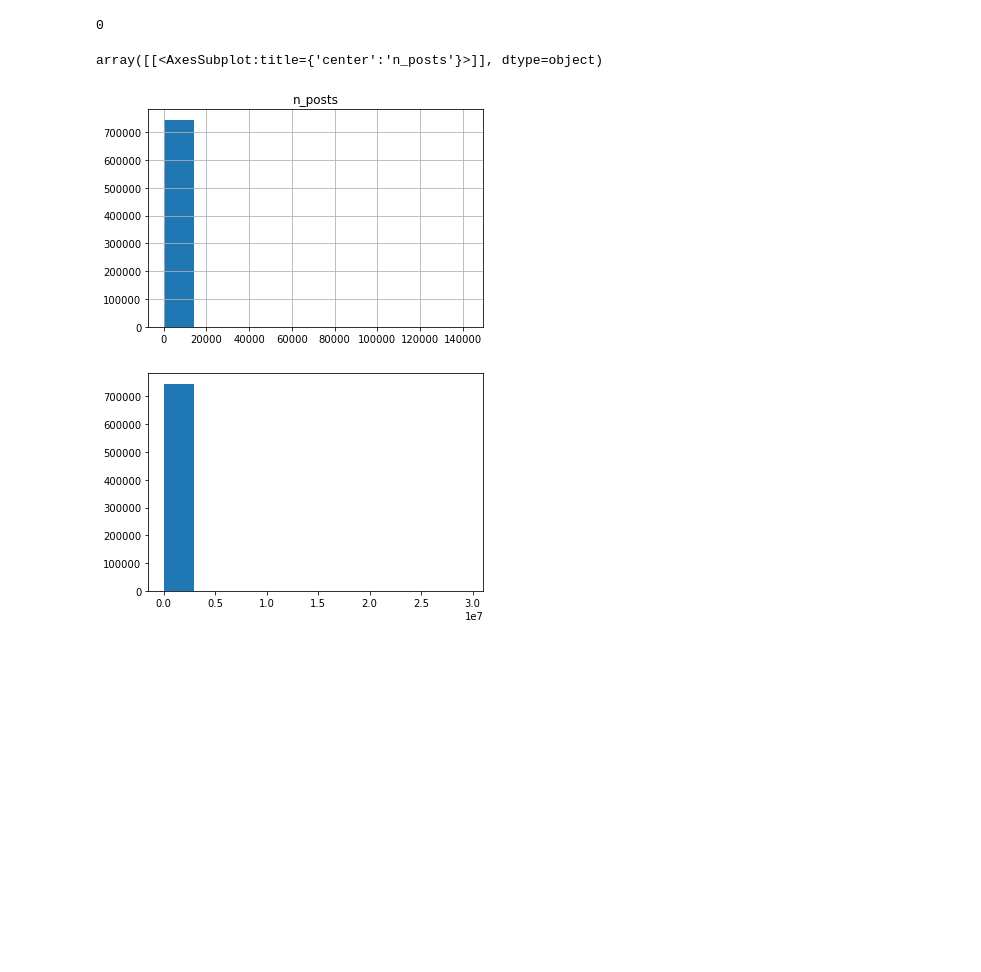
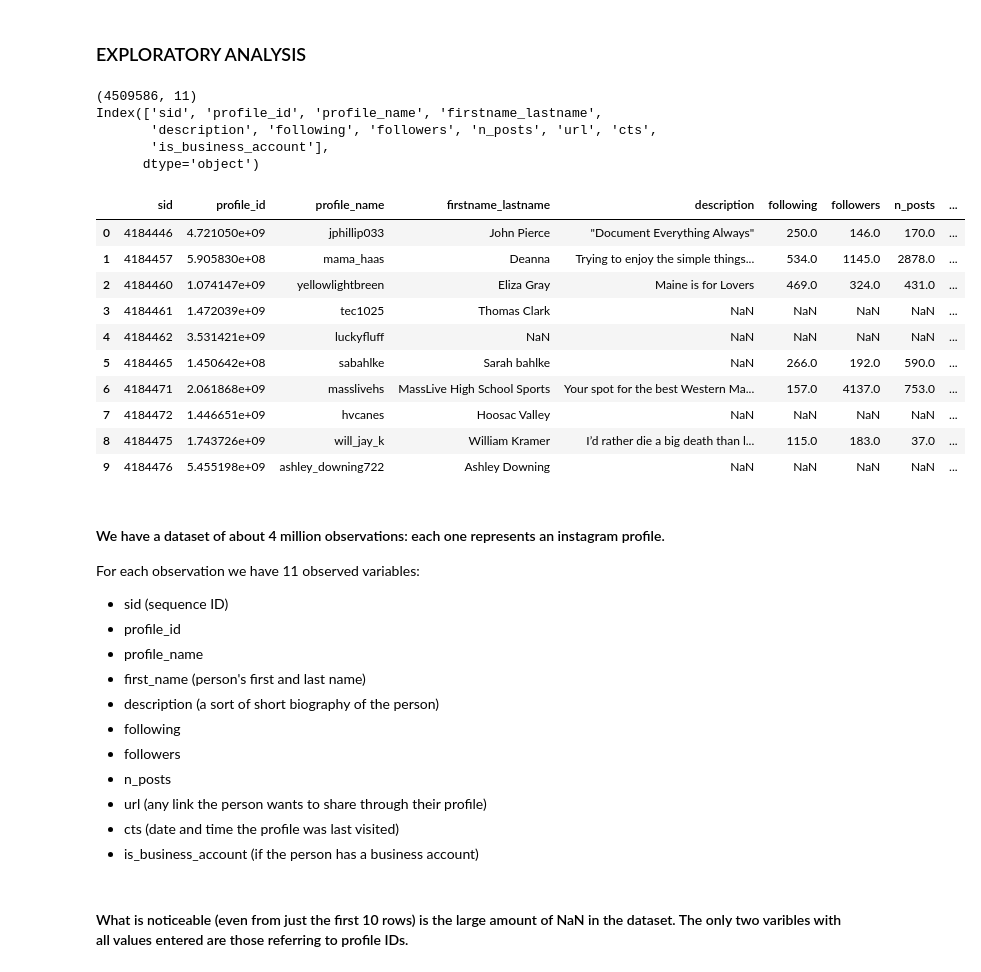
Before and after one commit to jonasbarth/adm-2022-hw-2, a Jupyter notebook: RQ1.ipynb, the cells around one changed output. Drawn from its saved outputs; the diff is of its cells as text; code cells hidden in the pictures; blank space fills up the shorter version.

Commit message:
just a part of the exploratory analysis

```diff
--- a/RQ1.ipynb
+++ b/RQ1.ipynb
@@ -46,27 +7,39 @@ cleaned_profiles.describe()
-# %%
-# non ci sono duplicati
-cleaned_profiles.duplicated().sum()
-# %% [output]
-0
-# %%
-cleaned_profiles.hist("n_posts")
-# %% [output]
-array([[<AxesSubplot:title={'center':'n_posts'}>]], dtype=object)
-[figure, removed]
-# %%
-# Import libraries
-import matplotlib.pyplot as plt
-import numpy as np
-
-# Creating dataset
-np.random.seed(10)
-data = np.random.normal(100, 20, 200)
-
-
-# Creating plot
-plt.hist(cleaned_profiles["followers"])
-
-# show plot
-plt.show()
-# %% [output]
-[figure, removed]
+# %% [markdown]
+### EXPLORATORY ANALYSIS
+# %%
+print(profiles.shape)
+print(profiles.columns)
+profiles.head(10)
+# %% [output]
+(4509586, 11)
+Index(['sid', 'profile_id', 'profile_name', 'firstname_lastname',
+       'description', 'following', 'followers', 'n_posts', 'url', 'cts',
+       'is_business_account'],
+      dtype='object')
+|  | sid | profile_id | profile_name | firstname_lastname | description | following | followers | n_posts | ... |
+| 0 | 4184446 | 4.721050e+09 | jphillip033 | John Pierce | "Document Everything Always" | 250.0 | 146.0 | 170.0 | ... |
+| 1 | 4184457 | 5.905830e+08 | mama_haas | Deanna | Trying to enjoy the simple things... | 534.0 | 1145.0 | 2878.0 | ... |
+| 2 | 4184460 | 1.074147e+09 | yellowlightbreen | Eliza Gray | Maine is for Lovers | 469.0 | 324.0 | 431.0 | ... |
+| 3 | 4184461 | 1.472039e+09 | tec1025 | Thomas Clark | NaN | NaN | NaN | NaN | ... |
+| 4 | 4184462 | 3.531421e+09 | luckyfluff | NaN | NaN | NaN | NaN | NaN | ... |
+| 5 | 4184465 | 1.450642e+08 | sabahlke | Sarah bahlke | NaN | 266.0 | 192.0 | 590.0 | ... |
+| 6 | 4184471 | 2.061868e+09 | masslivehs | MassLive High School Sports | Your spot for the best Western Ma... | 157.0 | 4137.0 | 753.0 | ... |
+| 7 | 4184472 | 1.446651e+09 | hvcanes | Hoosac Valley | NaN | NaN | NaN | NaN | ... |
+| 8 | 4184475 | 1.743726e+09 | will_jay_k | William Kramer | I’d rather die a big death than l... | 115.0 | 183.0 | 37.0 | ... |
+| 9 | 4184476 | 5.455198e+09 | ashley_downing722 | Ashley Downing | NaN | NaN | NaN | NaN | ... |
+# %% [markdown]
+#### We have a dataset of about 4 million observations: each one represents an instagram profile.
+For each observation we have 11 observed variables:
+- sid (sequence ID)
+- profile_id
+- profile_name
+- first_name (person's first and last name)
+- description (a sort of short biography of the person)
+- following
+- followers
+- n_posts
+- url (any link the person wants to share through their profile)
+- cts (date and time the profile was last visited)
+- is_business_account (if the person has a business account)
+# %% [markdown]
+#### What is noticeable (even from just the first 10 rows) is the large amount of NaN in the dataset. The only two varibles with all values entered are those referring to profile IDs.
```
Also changed, not shown: parts of 19 cells of this notebook.
